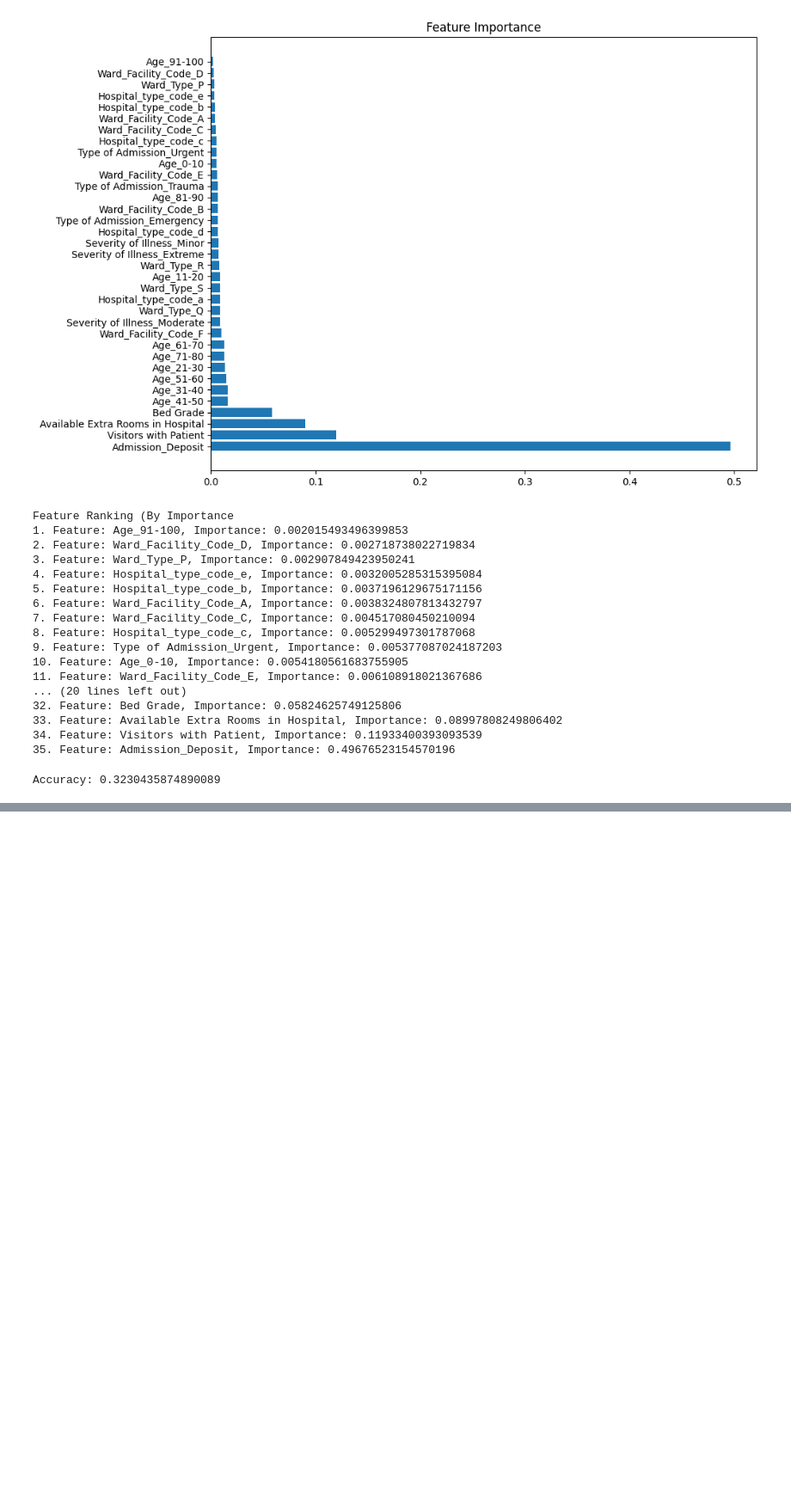
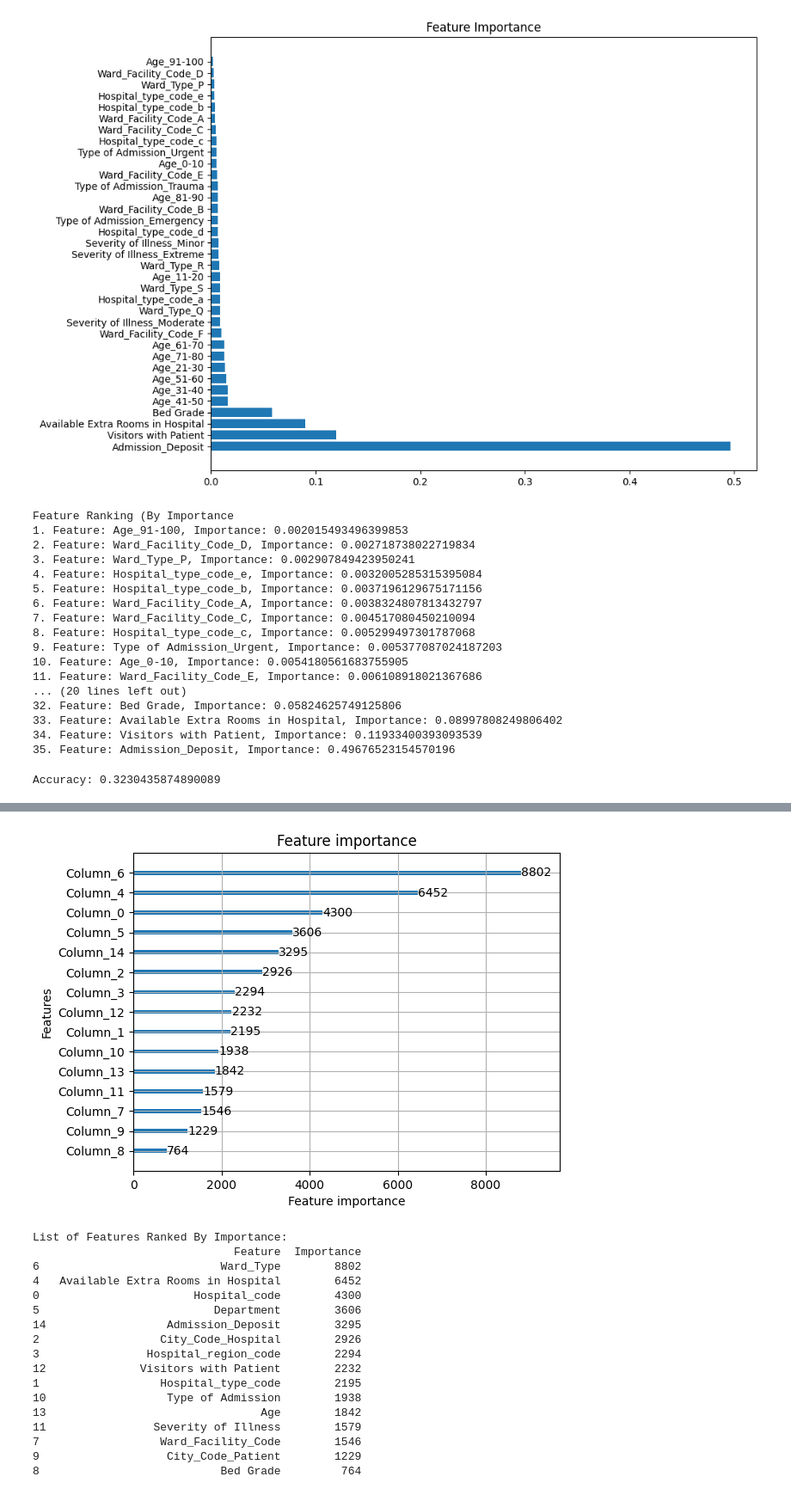
Before and after one commit to zsyed44/DS3000FinalProject, a Jupyter notebook: Nursing.ipynb, the cells around one changed output, grey strips where cells are left out. Shown at 86% size. Saved outputs shown, nothing was run; the diff lists cells and outputs as text; code cells hidden in the pictures; blank space fills up the shorter version.

```diff
--- a/Nursing.ipynb
+++ b/Nursing.ipynb
@@ -392,0 +568,33 @@ After some research, we found [CatBoost](https://www.datacamp.com/tutorial/catbo
+# %%
+# Plotting Importance Scores from the Model
+lgb.plot_importance(model)
+plt.show()
+
+# Printing out importance scores with the original feature name (instead of Column N)
+importance_df = pd.DataFrame({
+    'Feature': X.columns,
+    'Importance': importance
+})
+
+importance_df = importance_df.sort_values(by='Importance', ascending=False)
+print("List of Features Ranked By Importance:")
+print(importance_df)
+# %% [output]
+[figure, added]
+List of Features Ranked By Importance:
+                              Feature  Importance
+6                           Ward_Type        8802
+4   Available Extra Rooms in Hospital        6452
+0                       Hospital_code        4300
+5                          Department        3606
+14                  Admission_Deposit        3295
+2                  City_Code_Hospital        2926
+3                Hospital_region_code        2294
+12              Visitors with Patient        2232
+1                  Hospital_type_code        2195
+10                  Type of Admission        1938
+13                                Age        1842
+11                Severity of Illness        1579
+7                  Ward_Facility_Code        1546
+9                   City_Code_Patient        1229
+8                           Bed Grade         764
```
Also changed, not shown: parts of 9 cells of this notebook, 4 other files.
